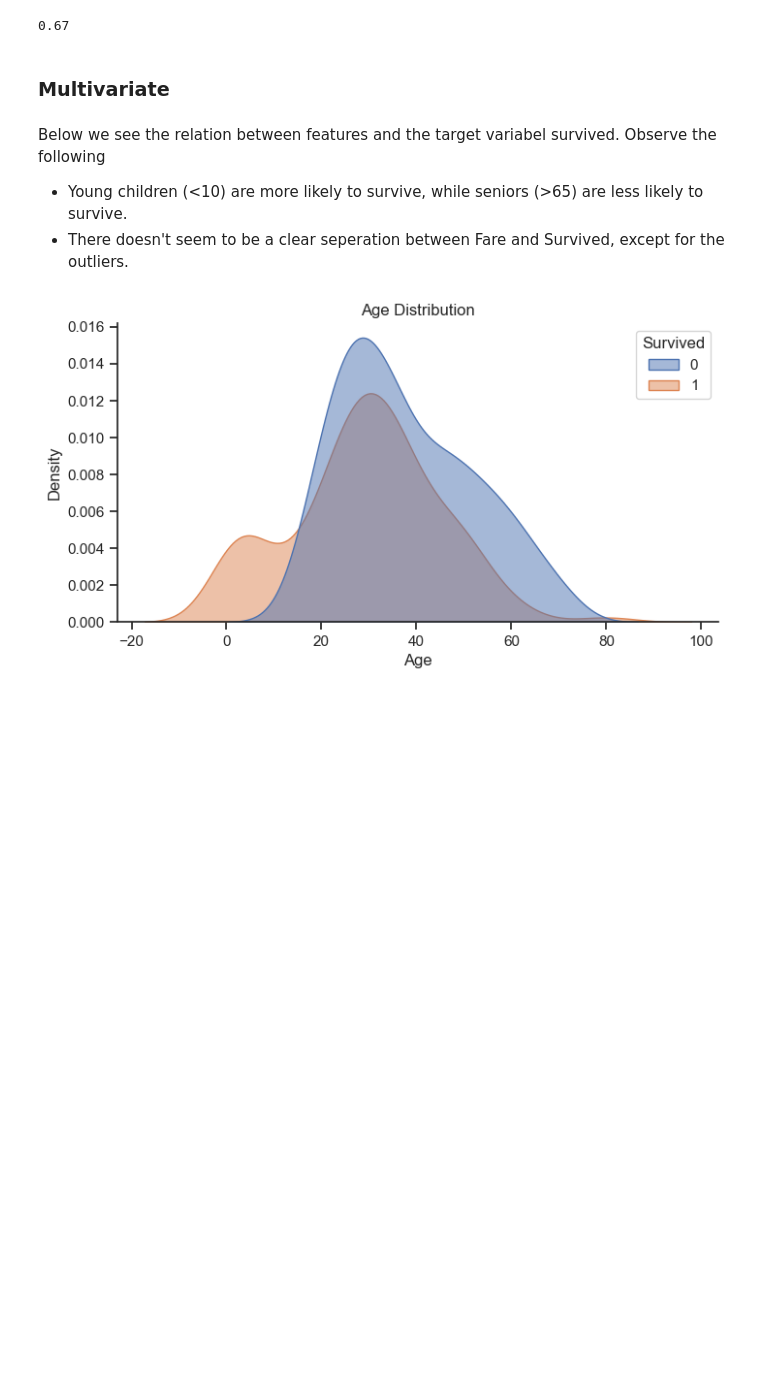
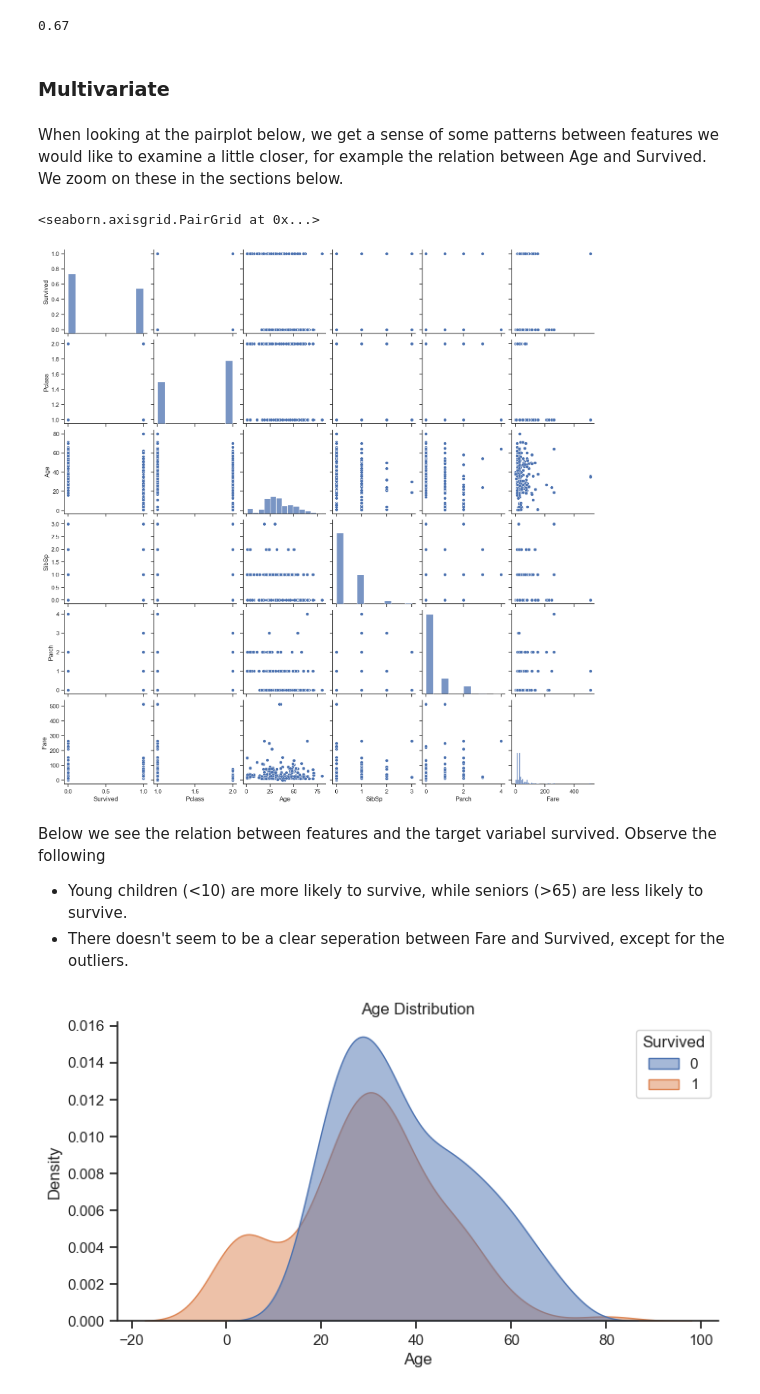
Before and after one commit to daanknoors/fl_titanic, a Jupyter notebook: notebooks/000_exploratory_data_analysis.ipynb, the cells around one changed output. Drawn from its saved outputs; the diff is of its cells as text; code cells hidden in the pictures; blank space fills up the shorter version.

```diff
--- a/notebooks/000_exploratory_data_analysis.ipynb
+++ b/notebooks/000_exploratory_data_analysis.ipynb
@@ -136,6 +134,13 @@ df.Age.min()
 0.67
 # %% [markdown]
 ### Multivariate
+# %% [markdown]
+When looking at the pairplot below, we get a sense of some patterns between features we would like to examine a little closer, for example the relation between Age and Survived. We zoom on these in the sections below.
+# %%
+sns.pairplot(df_a.drop(config.FEATURES_DROP, axis=1, errors='ignore'))
+# %% [output]
+<seaborn.axisgrid.PairGrid at 0x...>
+[figure, added]
 # %% [markdown]
 Below we see the relation between features and the target variabel survived. Observe the following
 - Young children (<10) are more likely to survive, while seniors (>65) are less likely to survive.
```
Also changed, not shown: parts of 18 cells of this notebook, 12 other files.
